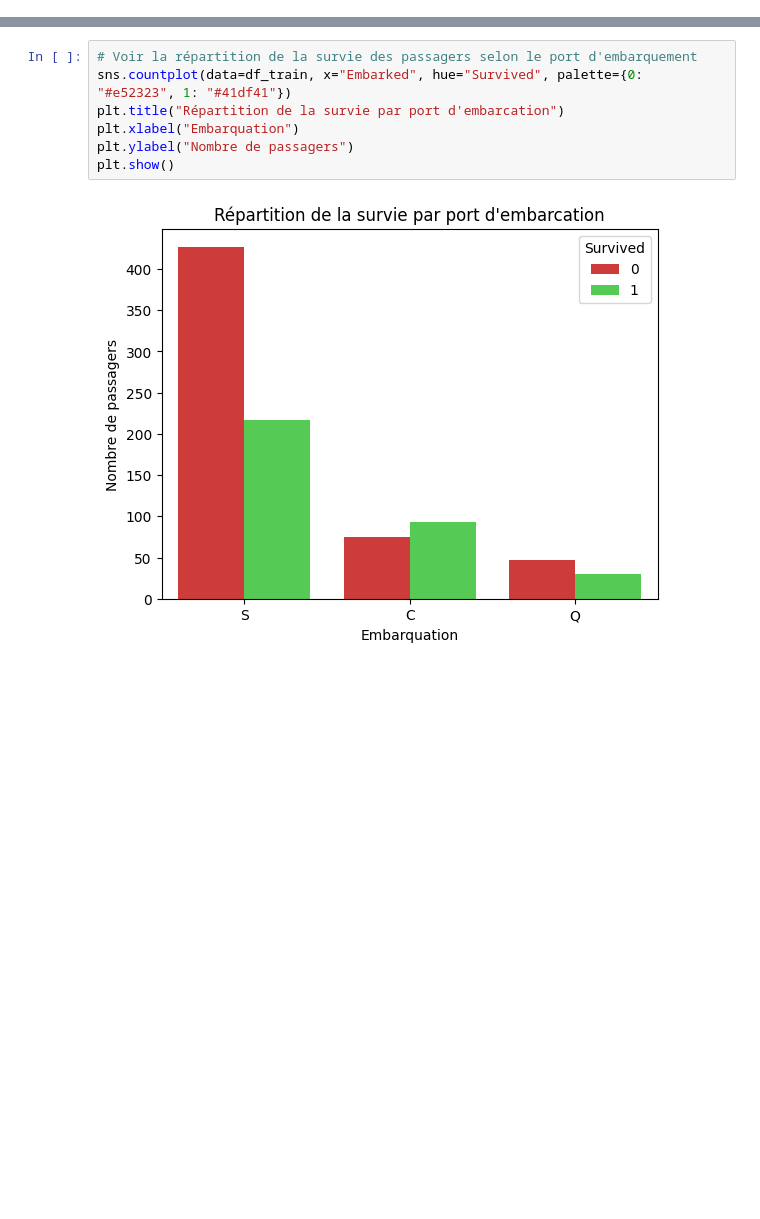
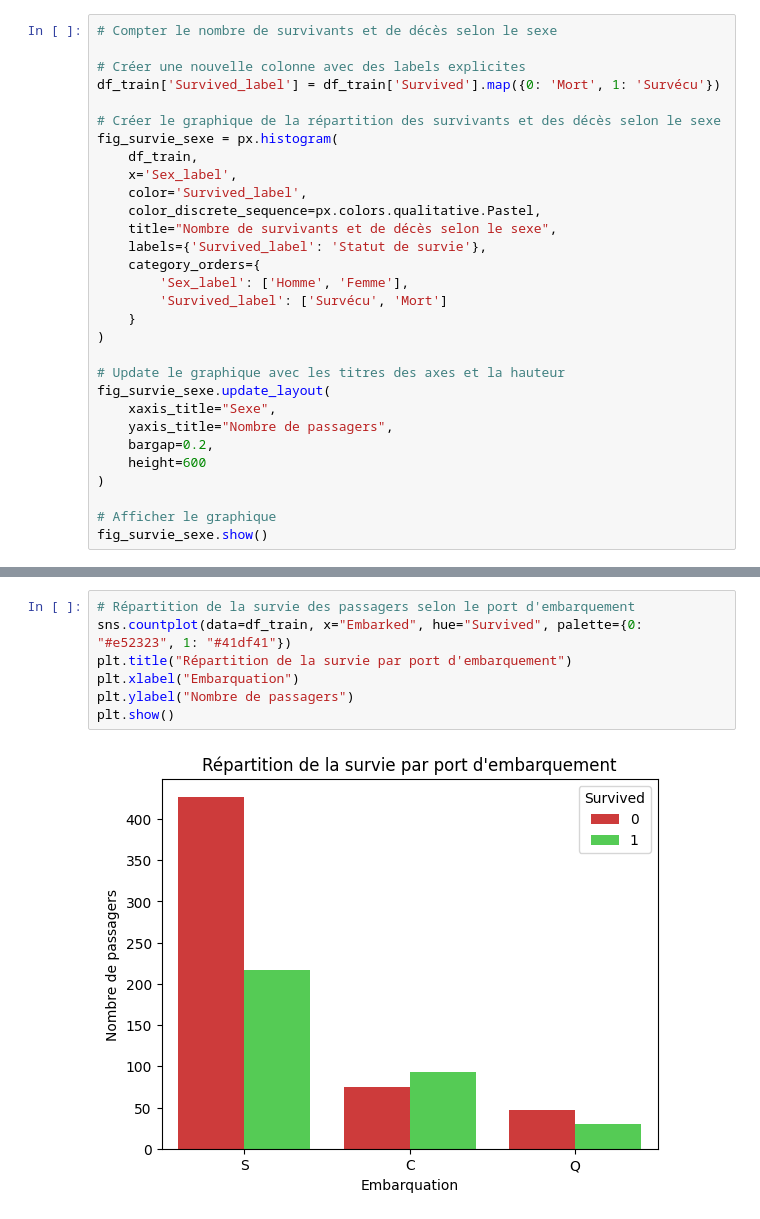
Before and after one commit to loicgoi/titanic, a Jupyter notebook: test.ipynb, the cells around one changed output, grey strips where cells are left out. Saved outputs shown, nothing was run; the diff lists cells and outputs as text; blank space fills up the shorter version.

Commit message:
Réalisation graphs et màj commentaire code

```diff
--- a/test.ipynb
+++ b/test.ipynb
@@ -77 +159,31 @@ fig_reparti_age_sexe.show()
+# %%
+# Compter le nombre de survivants et de décès selon le sexe
+
+# Créer une nouvelle colonne avec des labels explicites
+df_train['Survived_label'] = df_train['Survived'].map({0: 'Mort', 1: 'Survécu'})
+
+# Créer le graphique de la répartition des survivants et des décès selon le sexe
+fig_survie_sexe = px.histogram(
+    df_train,
+    x='Sex_label',
+    color='Survived_label',
+    color_discrete_sequence=px.colors.qualitative.Pastel,
+    title="Nombre de survivants et de décès selon le sexe",
+    labels={'Survived_label': 'Statut de survie'},
+    category_orders={
+        'Sex_label': ['Homme', 'Femme'],
+        'Survived_label': ['Survécu', 'Mort']
+    }
+)
+
+# Update le graphique avec les titres des axes et la hauteur
+fig_survie_sexe.update_layout(
+    xaxis_title="Sexe",
+    yaxis_title="Nombre de passagers",
+    bargap=0.2,
+    height=600
+)
+
+# Afficher le graphique
+fig_survie_sexe.show()
 # %%
@@ -137,12 +262,12 @@ plt.show()
 # %% [output]
 [figure]
 # %%
-# Voir la répartition de la survie des passagers selon le port d'embarquement
+# Répartition de la survie des passagers selon le port d'embarquement
 sns.countplot(data=df_train, x="Embarked", hue="Survived", palette={0: "#e52323", 1: "#41df41"})
-plt.title("Répartition de la survie par port d'embarcation")
+plt.title("Répartition de la survie par port d'embarquement")
 plt.xlabel("Embarquation")
 plt.ylabel("Nombre de passagers")
 plt.show()
 # %% [output]
-[figure, old version]
+[figure, new version]
 # %%
```
Also changed, not shown: parts of 14 cells of this notebook.
